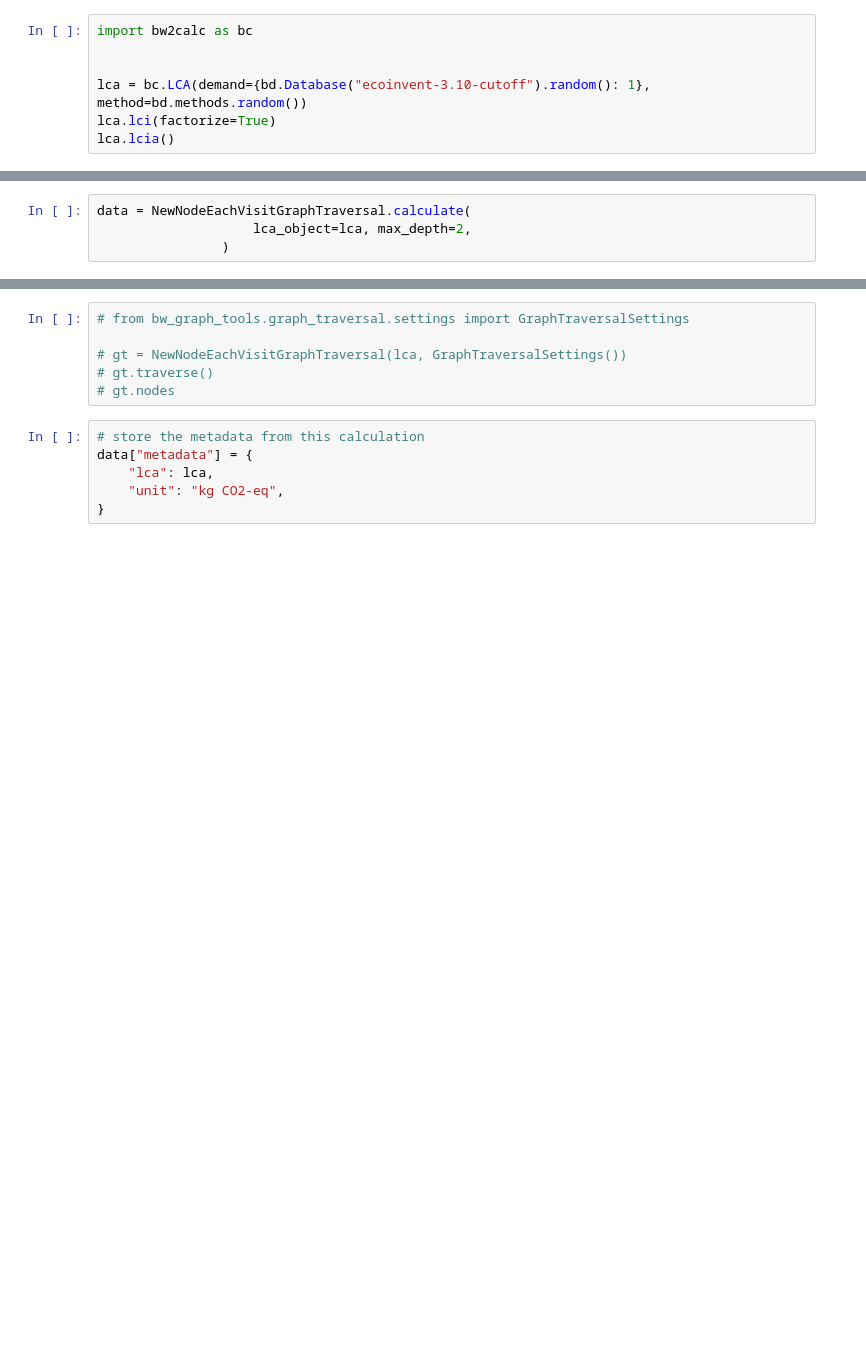
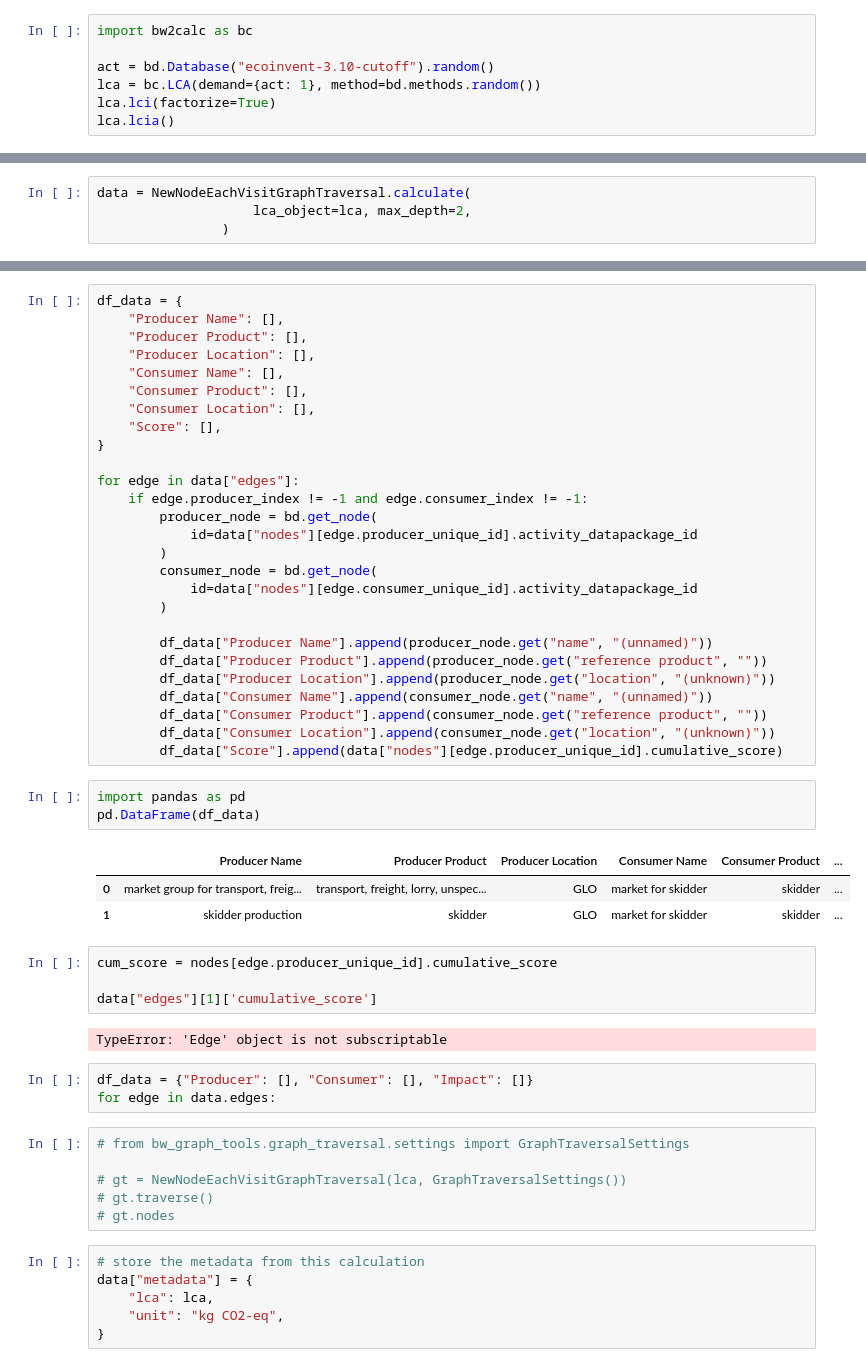
Before and after one commit to TimoDiepers/bw_timex_app, a Jupyter notebook: dev/gt.ipynb, the cells around one changed output, grey strips where cells are left out. Cells and saved outputs as stored; diff of their text form; blank space fills up the shorter version.

```diff
--- a/dev/gt.ipynb
+++ b/dev/gt.ipynb
@@ -241,7 +231,7 @@ Databases dictionary with 6 object(s):
 # %%
 import bw2calc as bc
 
-
-lca = bc.LCA(demand={bd.Database("ecoinvent-3.10-cutoff").random(): 1}, method=bd.methods.random())
+act = bd.Database("ecoinvent-3.10-cutoff").random()
+lca = bc.LCA(demand={act: 1}, method=bd.methods.random())
 lca.lci(factorize=True)
 lca.lcia()
@@ -252,3 +294,46 @@ data = NewNodeEachVisitGraphTraversal.calculate(
+# %%
+df_data = {
+    "Producer Name": [],
+    "Producer Product": [],
+    "Producer Location": [],
+    "Consumer Name": [],
+    "Consumer Product": [],
+    "Consumer Location": [],
+    "Score": [],
+}
+
+for edge in data["edges"]:
+    if edge.producer_index != -1 and edge.consumer_index != -1:
+        producer_node = bd.get_node(
+            id=data["nodes"][edge.producer_unique_id].activity_datapackage_id
+        )
+        consumer_node = bd.get_node(
+            id=data["nodes"][edge.consumer_unique_id].activity_datapackage_id
+        )
+
+        df_data["Producer Name"].append(producer_node.get("name", "(unnamed)"))
+        df_data["Producer Product"].append(producer_node.get("reference product", ""))
+        df_data["Producer Location"].append(producer_node.get("location", "(unknown)"))
+        df_data["Consumer Name"].append(consumer_node.get("name", "(unnamed)"))
+        df_data["Consumer Product"].append(consumer_node.get("reference product", ""))
+        df_data["Consumer Location"].append(consumer_node.get("location", "(unknown)"))
+        df_data["Score"].append(data["nodes"][edge.producer_unique_id].cumulative_score)
+# %%
+import pandas as pd
+pd.DataFrame(df_data)
+# %% [output]
+|  | Producer Name | Producer Product | Producer Location | Consumer Name | Consumer Product | ... |
+| 0 | market group for transport, freig... | transport, freight, lorry, unspec... | GLO | market for skidder | skidder | ... |
+| 1 | skidder production | skidder | GLO | market for skidder | skidder | ... |
+# %%
+cum_score = nodes[edge.producer_unique_id].cumulative_score
+
+data["edges"][1]['cumulative_score']
+# %% [output]
+TypeError: 'Edge' object is not subscriptable
+# %%
+df_data = {"Producer": [], "Consumer": [], "Impact": []}
+for edge in data.edges:
 # %%
 # from bw_graph_tools.graph_traversal.settings import GraphTraversalSettings
 
```
Also changed, not shown: parts of 11 cells of this notebook, 13 other files.
